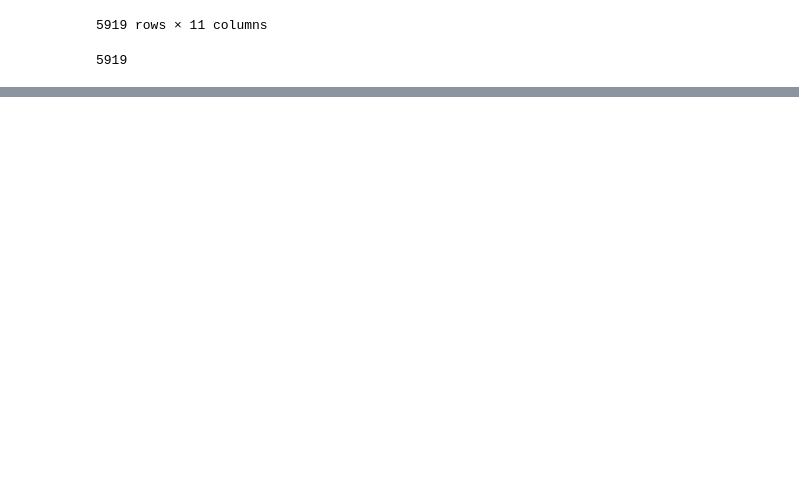
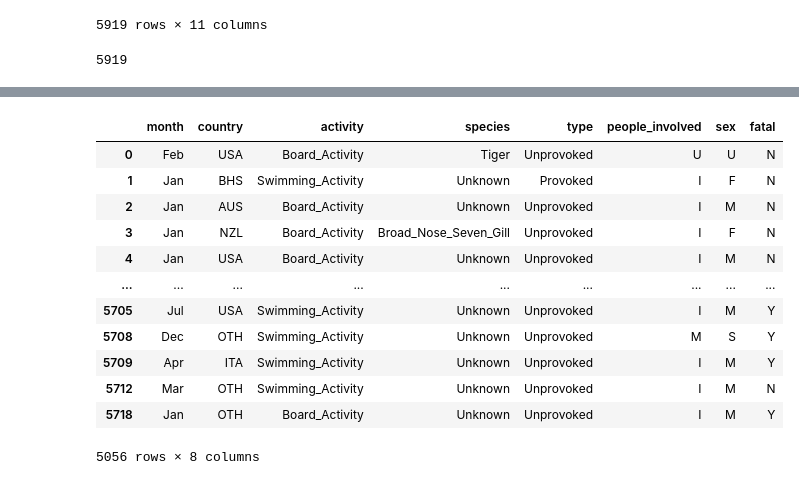
Before and after one commit to godak9/Final_Project, a Jupyter notebook: Machine_Learning/Comparing ML models .ipynb, the cells around one changed output, grey strips where cells are left out. Saved outputs shown, nothing was run; the diff lists cells and outputs as text; code cells hidden in the pictures; blank space fills up the shorter version.

```diff
--- a/Machine_Learning/Comparing ML models .ipynb
+++ b/Machine_Learning/Comparing ML models .ipynb
@@ -59,0 +88,30 @@ shark_bite_df
+# %%
+month_dict = {1.0: "Jan",
+              2.0: "Feb",
+              3.0: "Mar",
+              4.0: "Apr",
+              5.0: "May",
+              6.0: "Jun",
+              7.0: "Jul",
+              8.0: "Aug",
+              9.0: "Sep",
+              10.0: "Oct",
+              11.0: "Nov",
+              12.0: "Dec"
+             }
+shark_bite_df_copy = shark_bite_df_copy.replace({"month": month_dict})
+shark_bite_df_copy
+# %% [output]
+|  | month | country | activity | species | type | people_involved | sex | fatal |
+| 0 | Feb | USA | Board_Activity | Tiger | Unprovoked | U | U | N |
+| 1 | Jan | BHS | Swimming_Activity | Unknown | Provoked | I | F | N |
+| 2 | Jan | AUS | Board_Activity | Unknown | Unprovoked | I | M | N |
+| 3 | Jan | NZL | Board_Activity | Broad_Nose_Seven_Gill | Unprovoked | I | F | N |
+| 4 | Jan | USA | Board_Activity | Unknown | Unprovoked | I | M | N |
+| ... | ... | ... | ... | ... | ... | ... | ... | ... |
+| 5705 | Jul | USA | Swimming_Activity | Unknown | Unprovoked | I | M | Y |
+| 5708 | Dec | OTH | Swimming_Activity | Unknown | Unprovoked | M | S | Y |
+| 5709 | Apr | ITA | Swimming_Activity | Unknown | Unprovoked | I | M | Y |
+| 5712 | Mar | OTH | Swimming_Activity | Unknown | Unprovoked | I | M | N |
+| 5718 | Jan | OTH | Board_Activity | Unknown | Unprovoked | I | M | Y |
+5056 rows × 8 columns
```
Also changed, not shown: parts of 35 cells of this notebook.
